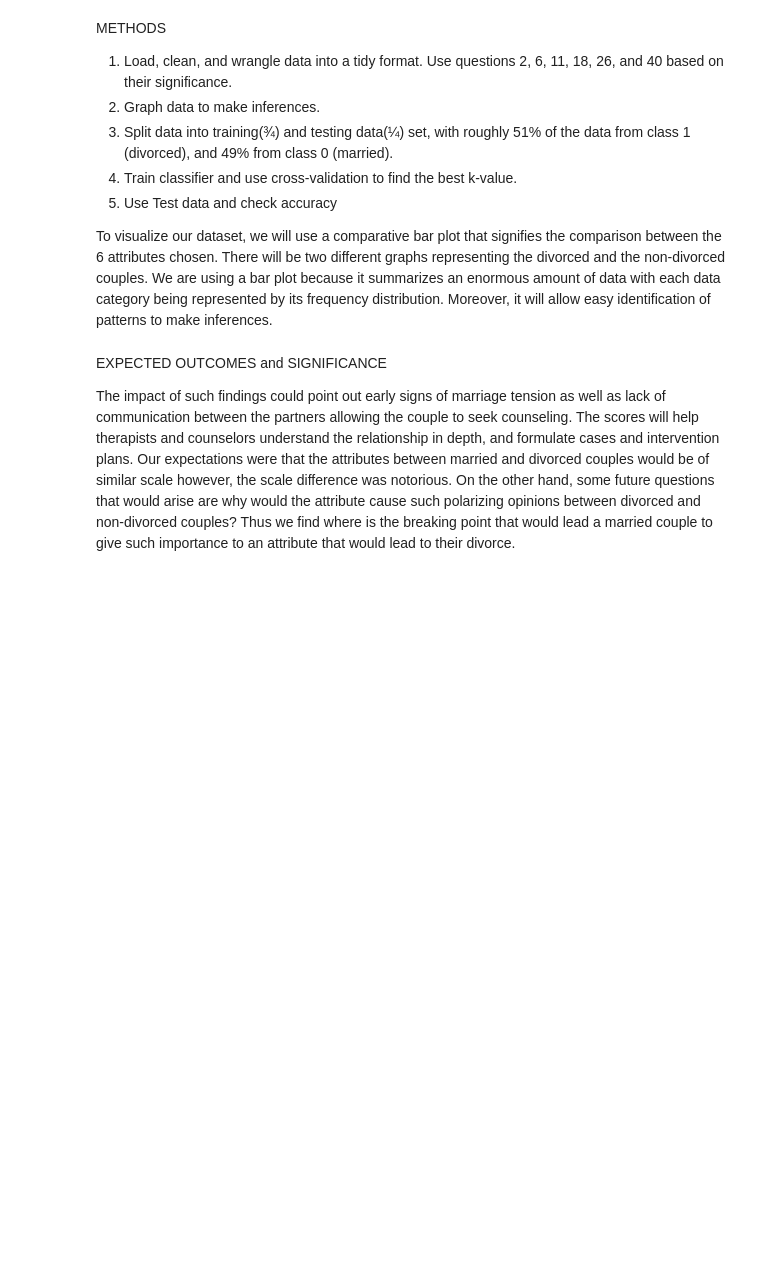
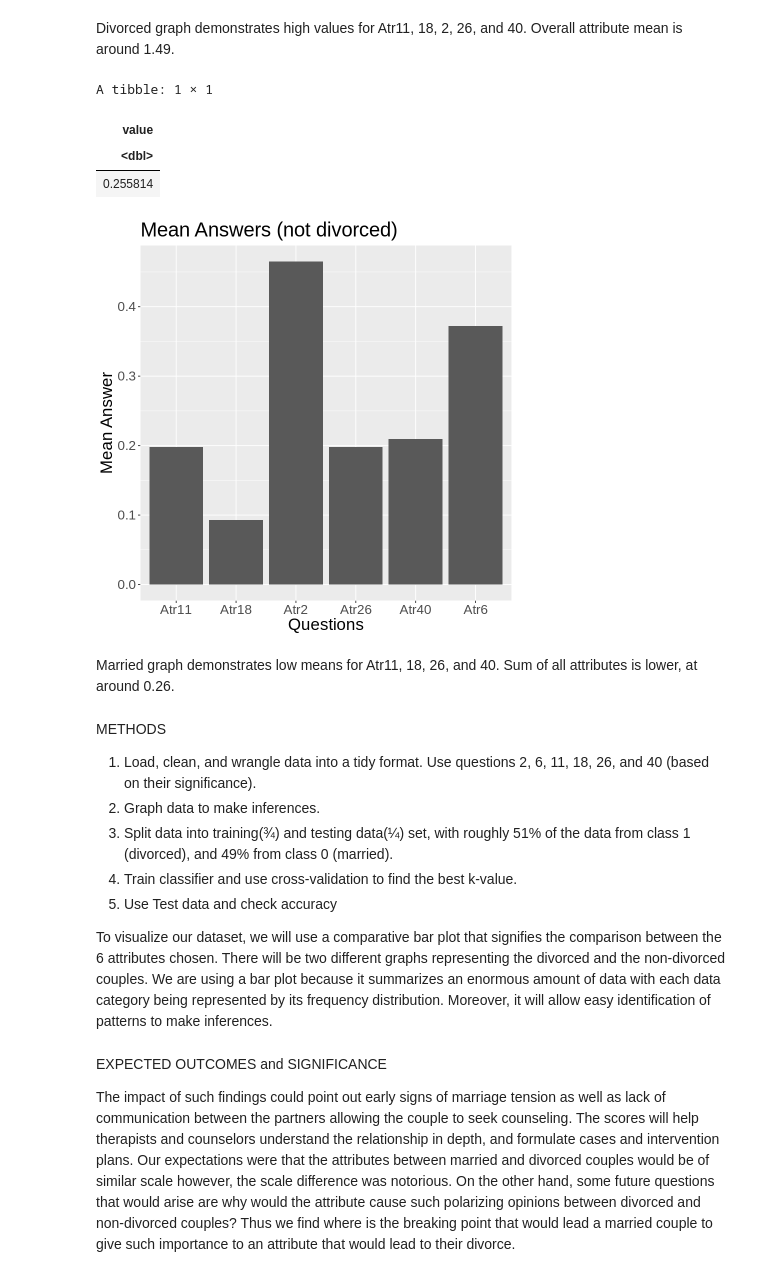
Before and after one commit to shjuliay/group107, a Jupyter notebook: Divorce_Project_Proposal.ipynb, the cells around one changed output. Drawn from its saved outputs; the diff is of its cells as text; code cells hidden in the pictures; blank space fills up the shorter version.

```diff
--- a/Divorce_Project_Proposal.ipynb
+++ b/Divorce_Project_Proposal.ipynb
@@ -164,7 +174,30 @@ A tibble: 6 × 2
+# %% [markdown]
+Divorced graph demonstrates high values for Atr11, 18, 2, 26, and 40. Overall attribute mean is around 1.49.
+# %%
+#creating visualizations of 6 predictor questions (married)
+sum_notdiv_bar <- sum_notdiv_longer %>%
+ggplot(aes(x = Atribute, y = value)) +
+geom_bar(stat = "identity") +
+labs(x = "Questions", y = "Mean Answer") +
+theme(text = element_text(size = 20)) +
+ggtitle("Mean Answers (not divorced)")
+sum_notdiv_bar
+
+sum_notdiv_longer |>
+select(value) |>
+map_df(mean)
+# %% [output]
+A tibble: 1 × 1
+| value |
+| <dbl> |
+| 0.255814 |
+[figure, added]
+# %% [markdown]
+Married graph demonstrates low means for Atr11, 18, 26, and 40. Sum of all attributes is lower, at around 0.26.
 # %% [markdown]
 METHODS
 
-1. Load, clean, and wrangle data into a tidy format. Use questions 2, 6, 11, 18, 26, and 40 based on their significance.
+1. Load, clean, and wrangle data into a tidy format. Use questions 2, 6, 11, 18, 26, and 40 (based on their significance).
 2. Graph data to make inferences.
 3. Split data into training(¾) and testing data(¼) set, with roughly 51% of the data from class 1 (divorced), and 49% from class 0 (married).
 4. Train classifier and use cross-validation to find the best k-value.
```
Also changed, not shown: parts of 8 cells of this notebook.
